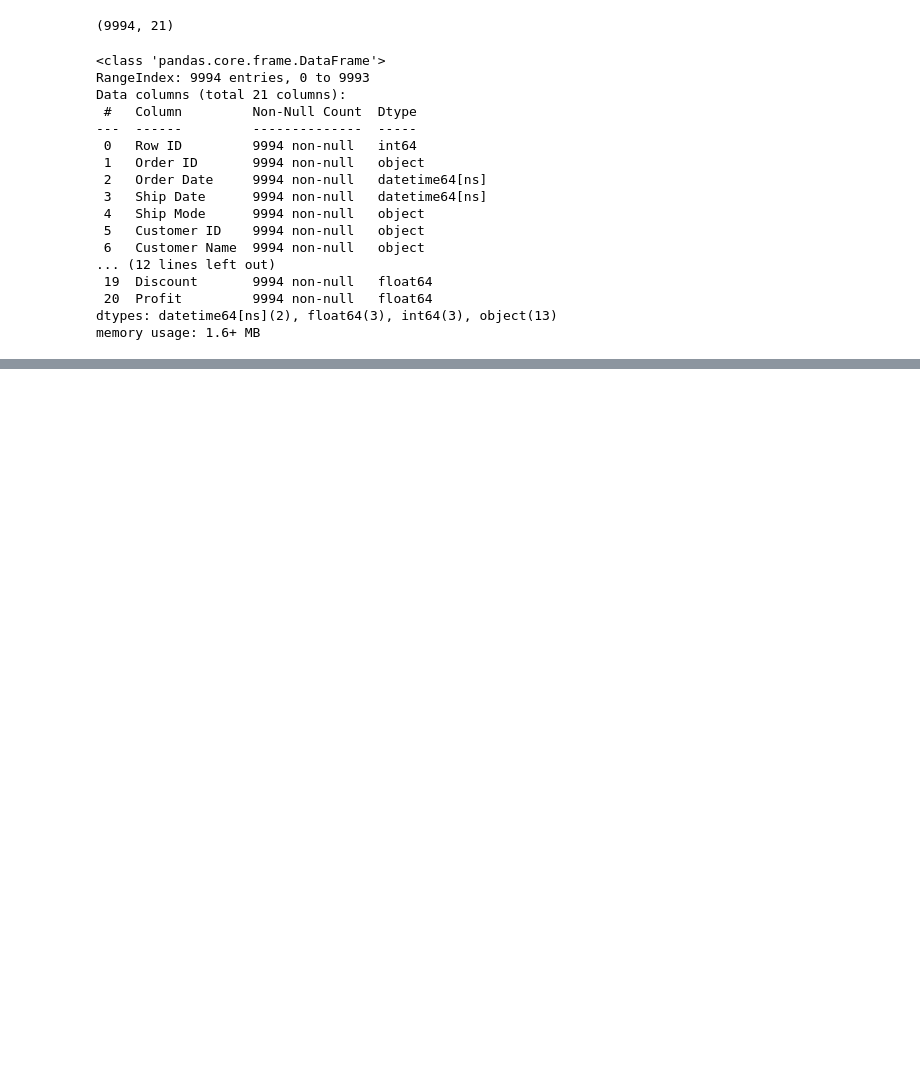
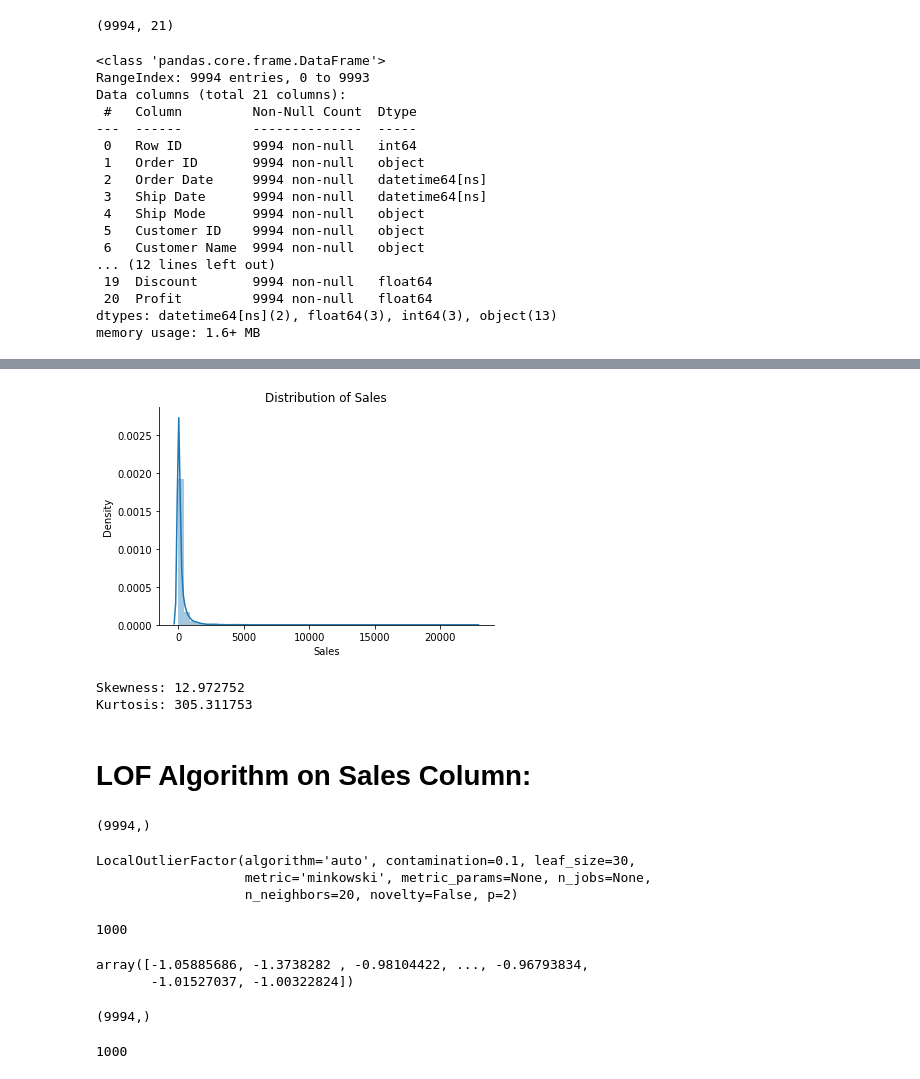
Before and after one commit to rajeshmore1/Outlier-Detection-By-Using-Local-Outlier-Factor-Algorithm, a Jupyter notebook: Rajesh_More_Copy_of_M3W4D4_Assignment_Anomaly_Detection.ipynb, the cells around one changed output, grey strips where cells are left out. Saved outputs shown, nothing was run; the diff lists cells and outputs as text; code cells hidden in the pictures; blank space fills up the shorter version.

```diff
--- a/Rajesh_More_Copy_of_M3W4D4_Assignment_Anomaly_Detection.ipynb
+++ b/Rajesh_More_Copy_of_M3W4D4_Assignment_Anomaly_Detection.ipynb
@@ -64,0 +132,14 @@ memory usage: 1.6+ MB
+# %%
+sns.distplot(df['Sales'])
+plt.title("Distribution of Sales")
+sns.despine()
+# %% [output]
+[figure, added]
+# %%
+print("Skewness: %f" % df['Sales'].skew())
+print("Kurtosis: %f" % df['Sales'].kurt())
+# %% [output]
+Skewness: 12.972752
+Kurtosis: 305.311753
+# %% [markdown]
+# LOF Algorithm on Sales Column:
@@ -64,0 +149,12 @@ memory usage: 1.6+ MB
+# %%
+X.shape
+# %% [output]
+(9994,)
+# %%
+# fit the model for outlier detection (default)
+clf = LocalOutlierFactor(n_neighbors=20, contamination=0.1)
+clf.fit(X)
+# %% [output]
+LocalOutlierFactor(algorithm='auto', contamination=0.1, leaf_size=30,
+                   metric='minkowski', metric_params=None, n_jobs=None,
+                   n_neighbors=20, novelty=False, p=2)
@@ -64,0 +169,20 @@ memory usage: 1.6+ MB
+# %%
+n_errors
+# %% [output]
+1000
+# %%
+X_scores = clf.negative_outlier_factor_
+X_scores
+# %% [output]
+array([-1.05885686, -1.3738282 , -0.98104422, ..., -0.96793834,
+       -1.01527037, -1.00322824])
+# %%
+X_scores.shape
+# %% [output]
+(9994,)
+# %%
+# Another method
+n_error_test = y_pred[y_pred == -1].size
+n_error_test
+# %% [output]
+1000
```
Also changed, not shown: parts of 46 cells of this notebook.
